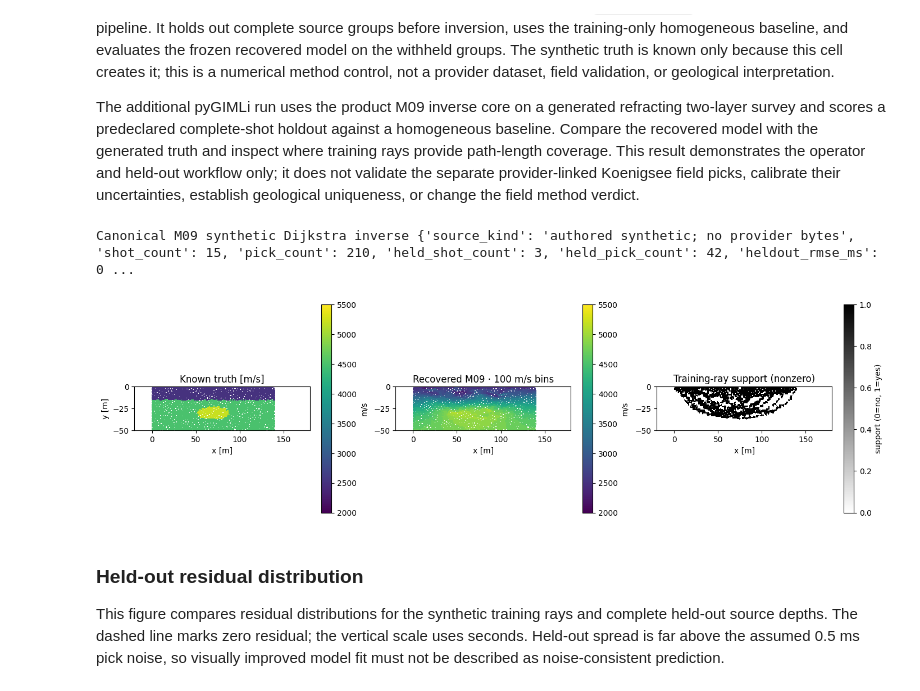
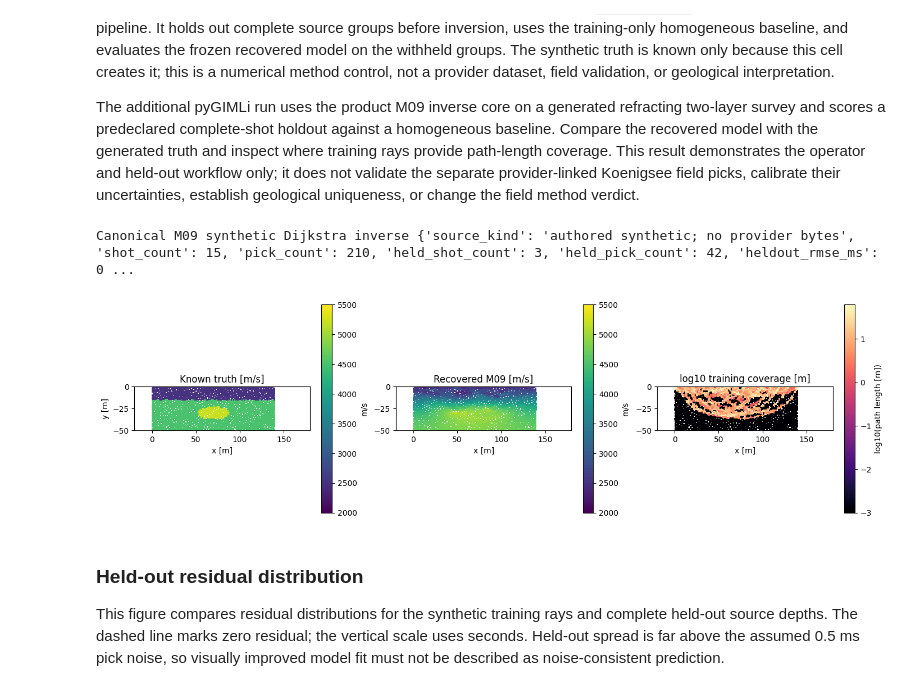
Before and after one commit to fsantibanezleal/CAOS_Geophysics, a Jupyter notebook: notebooks/en/06-seismology/02-traveltime-fwi.ipynb, the cells around one changed output. Saved outputs shown, nothing was run; the diff lists cells and outputs as text; code cells hidden in the pictures.

```diff
--- a/notebooks/en/06-seismology/02-traveltime-fwi.ipynb
+++ b/notebooks/en/06-seismology/02-traveltime-fwi.ipynb
@@ -458,46 +458,46 @@ result = {
     "heldout_improvement_fraction": round(float(fit["heldout_improvement"]), 2),
     "chi2_assumed_weights": round(float(fit["chi2_assumed_weights"]), 2),
     "iterations": fit["iterations"], "stopping_reason": fit["stopping_reason"],
-    "coverage_nonzero_cell_fraction": round(float(fit["coverage_nonzero_cell_fraction"]), 1),
-    "velocity_truth_rmse_m_s": round(float(np.sqrt(np.mean((np.asarray(fit["model_velocity_m_s"]) - known) ** 2))) / 50) * 50,
+    "coverage_nonzero_cell_fraction": round(float(fit["coverage_nonzero_cell_fraction"]), 5),
+    "velocity_truth_rmse_m_s": round(float(np.sqrt(np.mean((np.asarray(fit["model_velocity_m_s"]) - known) ** 2))), 0),
     "cell_centers_xy_m": centers.tolist(),
     "true_velocity_m_s": known.tolist(),
     "recovered_velocity_m_s": np.asarray(fit["model_velocity_m_s"], dtype=float).tolist(),
     "training_raypath_coverage_m_per_cell": np.asarray(fit["raypath_coverage_m_per_cell"], dtype=float).tolist(),
     "limitations": ["Synthetic travel times are generated with pyGIMLi; not field evidence.", "The assumed pick weights are not instrument-calibrated.", "Ray coverage is path-length support, not resolution or uniqueness.", "This one control does not change the provider-linked M09 field verdict."],
 }
 Path(sys.argv[2]).write_text(json.dumps(result, allow_nan=False, separators=(",", ":")), encoding="utf-8")
 """
 solver_env = os.environ.copy()
 for thread_var in ("OPENBLAS_NUM_THREADS", "OMP_NUM_THREADS", "MKL_NUM_THREADS", "NUMEXPR_NUM_THREADS"):
     solver_env[thread_var] = "1"
 completed = subprocess.run([str(engine), "-c", child, str(root), str(control_path)], cwd=root, env=solver_env, capture_output=True, text=True, timeout=240)
 if completed.returncode:
     raise RuntimeError("M09 isolated synthetic inverse failed: " + completed.stderr[-2500:])
 m09_synthetic = json.loads(control_path.read_text(encoding="utf-8"))
 assert m09_synthetic["schema"] == "inverse-earth.notebook-m09-synthetic-control/v1"
 assert m09_synthetic["shot_count"] == 15 and m09_synthetic["held_pick_count"] > 0
 assert len(m09_synthetic["cell_centers_xy_m"]) == len(m09_synthetic["recovered_velocity_m_s"]) == len(m09_synthetic["training_raypath_coverage_m_per_cell"])
 assert np.isfinite(m09_synthetic["heldout_rmse_ms"]) and np.isfinite(m09_synthetic["velocity_truth_rmse_m_s"])
 print("Canonical M09 synthetic Dijkstra inverse", {key: m09_synthetic[key] for key in ["source_kind", "shot_count", "pick_count", "held_shot_count", "held_pick_count", "heldout_rmse_ms", "homogeneous_baseline_heldout_rmse_ms", "heldout_improvement_fraction", "chi2_assumed_weights", "iterations", "stopping_reason", "coverage_nonzero_cell_fraction", "velocity_truth_rmse_m_s"]})
 centers = np.round(np.asarray(m09_synthetic["cell_centers_xy_m"], dtype=float), 6)
-recovered_display = np.round(np.asarray(m09_synthetic["recovered_velocity_m_s"], dtype=float), -2)
-coverage_support_display = (np.asarray(m09_synthetic["training_raypath_coverage_m_per_cell"], dtype=float) > 1e-6).astype(float)
+recovered_display = np.round(np.asarray(m09_synthetic["recovered_velocity_m_s"], dtype=float), -1)
+coverage_display = np.round(np.asarray(m09_synthetic["training_raypath_coverage_m_per_cell"], dtype=float), 3)
 fig, axes = plt.subplots(1, 3, figsize=(14, 4.6), constrained_layout=True)
 plots = [
     (m09_synthetic["true_velocity_m_s"], "Known truth [m/s]", "viridis", 2000, 5500),
-    (recovered_display, "Recovered M09 · 100 m/s bins", "viridis", 2000, 5500),
-    (coverage_support_display, "Training-ray support (nonzero)", "gray_r", 0, 1),
+    (recovered_display, "Recovered M09 [m/s]", "viridis", 2000, 5500),
+    (np.log10(np.maximum(coverage_display, 1e-3)), "log10 training coverage [m]", "magma", None, None),
 ]
 for index, (ax, (values, title, cmap, low, high)) in enumerate(zip(axes, plots)):
     scatter = ax.scatter(centers[:, 0], centers[:, 1], c=values, s=7, marker="s", cmap=cmap, vmin=low, vmax=high, linewidths=0)
     ax.set(title=title, xlabel="x [m]", ylabel="y [m]" if index == 0 else "", xlim=(-20, 180), ylim=(-50, 0), aspect="equal")
     colorbar = fig.colorbar(scatter, ax=ax, shrink=0.82)
-    colorbar.set_label("m/s" if index < 2 else "support (0=no, 1=yes)")
+    colorbar.set_label("m/s" if index < 2 else "log10(path length [m])")
 plt.show()
 # %% [output]
 Canonical M09 synthetic Dijkstra inverse {'source_kind': 'authored synthetic; no provider bytes', 'shot_count': 15, 'pick_count': 210, 'held_shot_count': 3, 'held_pick_count': 42, 'heldout_rmse_ms': 0 ...
-[figure, old version]
+[figure, new version]
 # %% [markdown]
 ### Held-out residual distribution
 This figure compares residual distributions for the synthetic training rays and complete held-out source depths. The dashed line marks zero residual; the vertical scale uses seconds. Held-out spread is far above the assumed 0.5 ms pick noise, so visually improved model fit must not be described as noise-consistent prediction.
```
Also changed, not shown: 1 other file.
